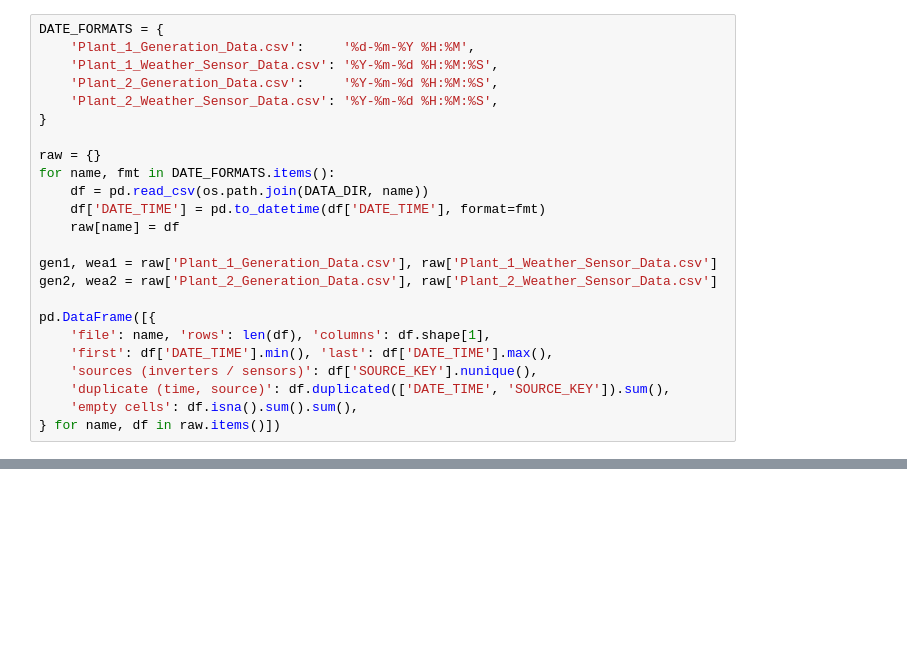
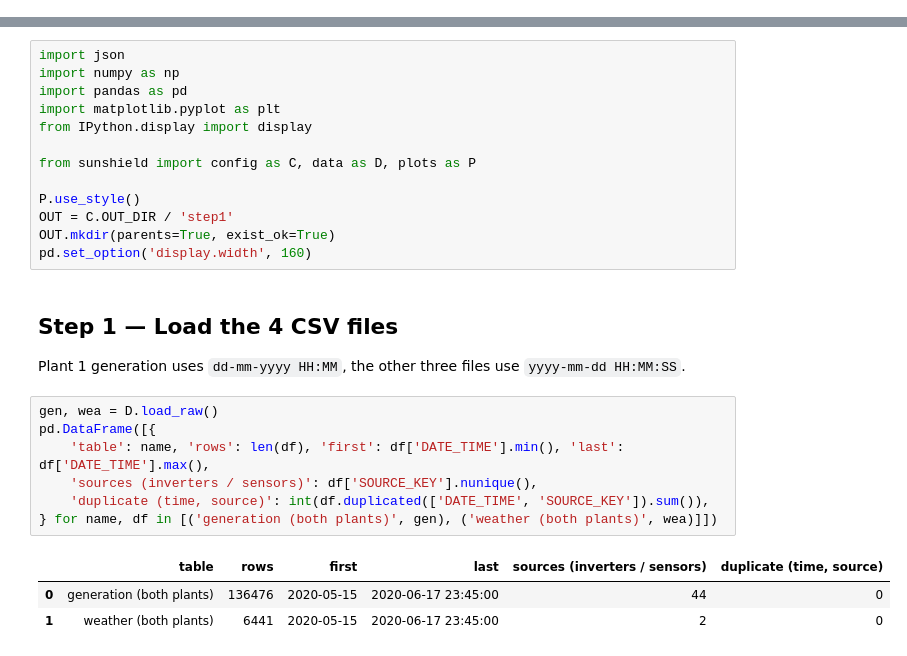
Before and after one commit to norahs21/SUNSHIELD, a Jupyter notebook: notebooks/01_data_preprocessing.ipynb, the cells around one changed output, grey strips where cells are left out. Cells and saved outputs as stored; diff of their text form; blank space fills up the shorter version.

```diff
--- a/notebooks/01_data_preprocessing.ipynb
+++ b/notebooks/01_data_preprocessing.ipynb
@@ -74,24 +0,0 @@ We give each file its exact format, so pandas never has to guess (guessing can s
-# %%
-DATE_FORMATS = {
-    'Plant_1_Generation_Data.csv':     '%d-%m-%Y %H:%M',
-    'Plant_1_Weather_Sensor_Data.csv': '%Y-%m-%d %H:%M:%S',
-    'Plant_2_Generation_Data.csv':     '%Y-%m-%d %H:%M:%S',
-    'Plant_2_Weather_Sensor_Data.csv': '%Y-%m-%d %H:%M:%S',
-}
-
-raw = {}
-for name, fmt in DATE_FORMATS.items():
-    df = pd.read_csv(os.path.join(DATA_DIR, name))
-    df['DATE_TIME'] = pd.to_datetime(df['DATE_TIME'], format=fmt)
-    raw[name] = df
-
-gen1, wea1 = raw['Plant_1_Generation_Data.csv'], raw['Plant_1_Weather_Sensor_Data.csv']
-gen2, wea2 = raw['Plant_2_Generation_Data.csv'], raw['Plant_2_Weather_Sensor_Data.csv']
-
-pd.DataFrame([{
-    'file': name, 'rows': len(df), 'columns': df.shape[1],
-    'first': df['DATE_TIME'].min(), 'last': df['DATE_TIME'].max(),
-    'sources (inverters / sensors)': df['SOURCE_KEY'].nunique(),
-    'duplicate (time, source)': df.duplicated(['DATE_TIME', 'SOURCE_KEY']).sum(),
-    'empty cells': df.isna().sum().sum(),
-} for name, df in raw.items()])
@@ -498,0 +41,27 @@ Zipped to /home/user/SUNSHIELD/outputs/step1_outputs.zip
+# %%
+import json
+import numpy as np
+import pandas as pd
+import matplotlib.pyplot as plt
+from IPython.display import display
+
+from sunshield import config as C, data as D, plots as P
+
+P.use_style()
+OUT = C.OUT_DIR / 'step1'
+OUT.mkdir(parents=True, exist_ok=True)
+pd.set_option('display.width', 160)
+# %% [markdown]
+## Step 1 — Load the 4 CSV files
+Plant 1 generation uses `dd-mm-yyyy HH:MM`, the other three files use `yyyy-mm-dd HH:MM:SS`.
+# %%
+gen, wea = D.load_raw()
+pd.DataFrame([{
+    'table': name, 'rows': len(df), 'first': df['DATE_TIME'].min(), 'last': df['DATE_TIME'].max(),
+    'sources (inverters / sensors)': df['SOURCE_KEY'].nunique(),
+    'duplicate (time, source)': int(df.duplicated(['DATE_TIME', 'SOURCE_KEY']).sum()),
+} for name, df in [('generation (both plants)', gen), ('weather (both plants)', wea)]])
+# %% [output]
+|  | table | rows | first | last | sources (inverters / sensors) | duplicate (time, source) |
+| 0 | generation (both plants) | 136476 | 2020-05-15 | 2020-06-17 23:45:00 | 44 | 0 |
+| 1 | weather (both plants) | 6441 | 2020-05-15 | 2020-06-17 23:45:00 | 2 | 0 |
```
Also changed, not shown: parts of 35 cells of this notebook, 20 other files.
